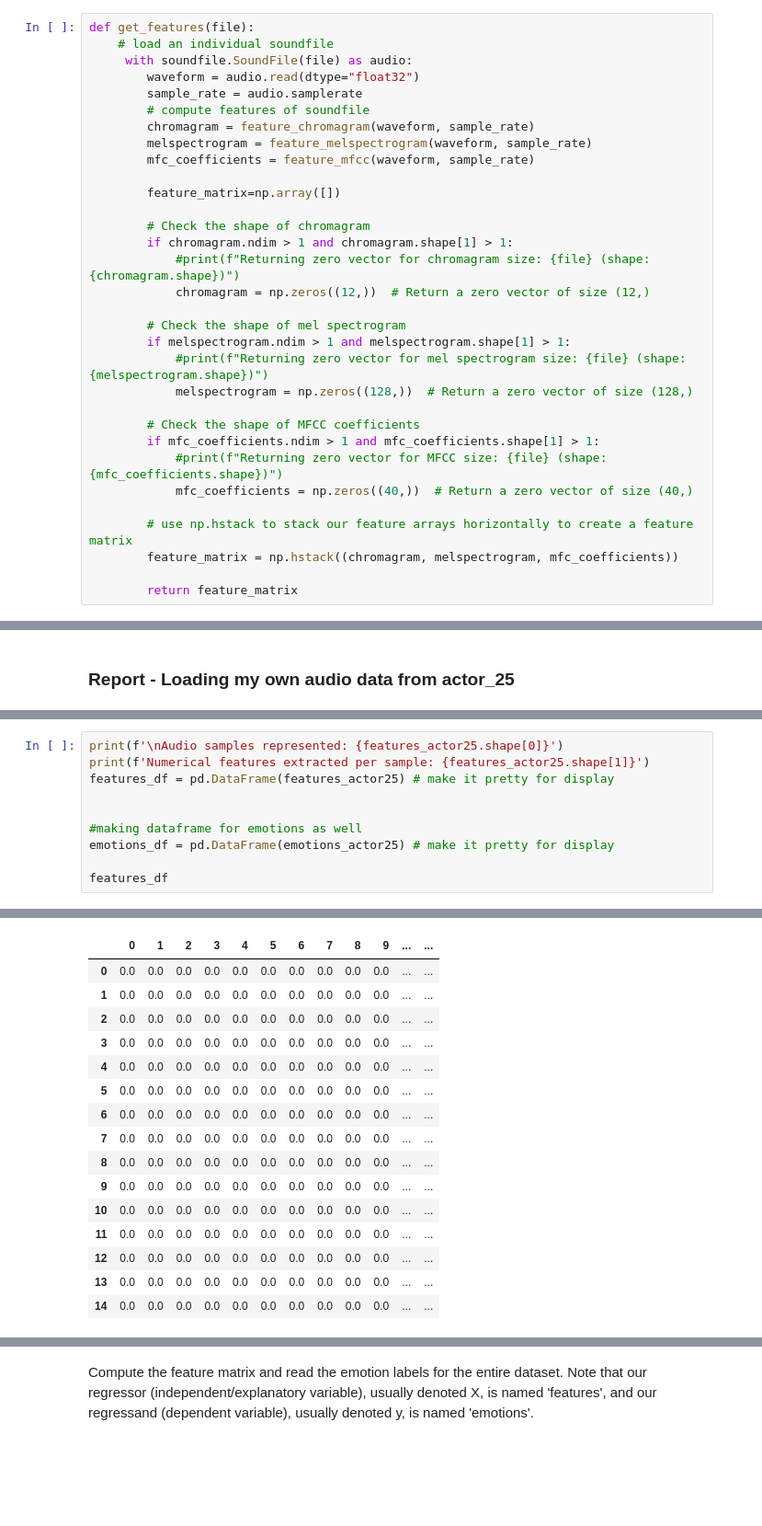
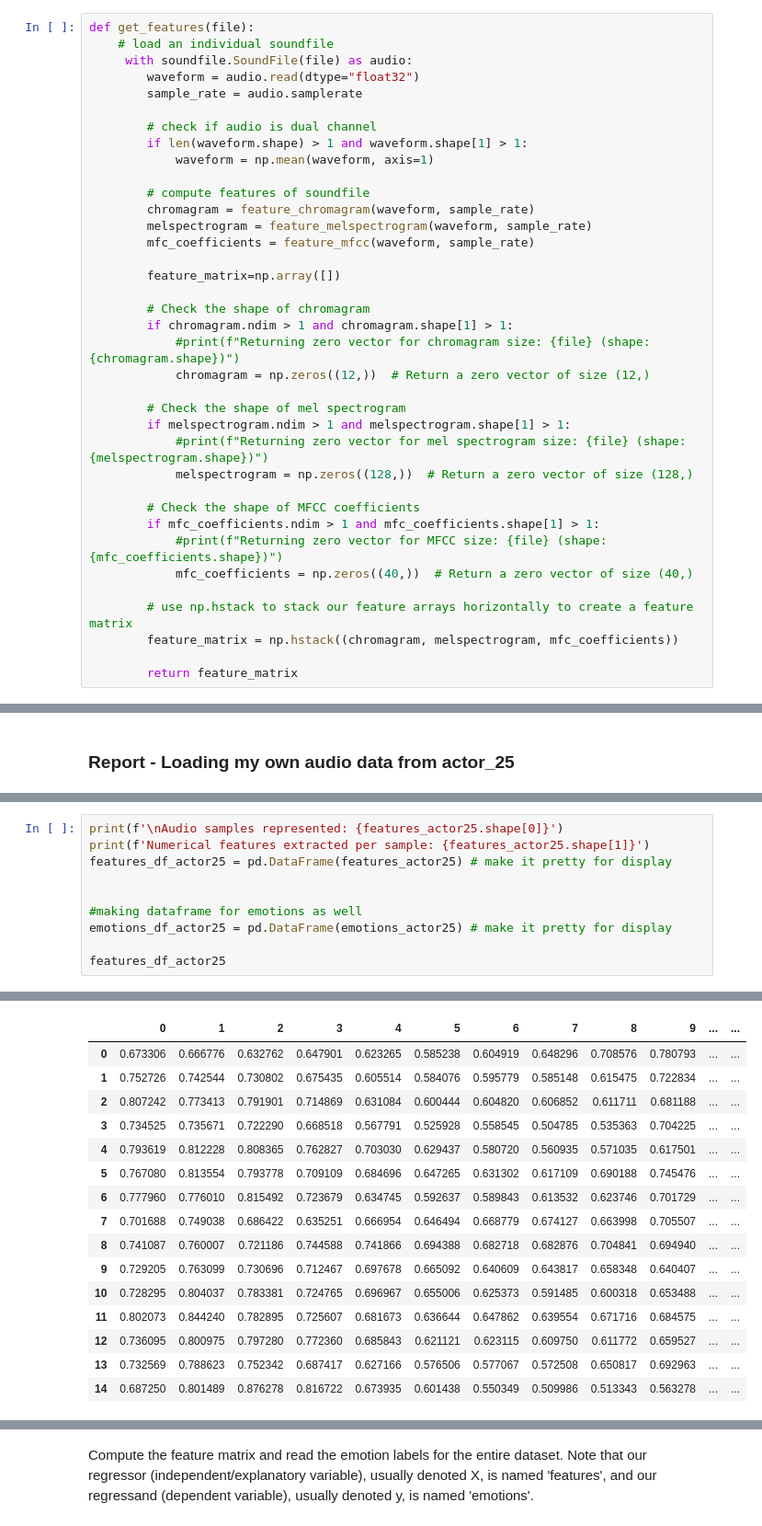
Before and after one commit to kylezhao101/Week3-ClassicML, a Jupyter notebook: Week_3_MachineLearning.ipynb, the cells around one changed output, grey strips where cells are left out. Shown at 92% size. Cells and saved outputs as stored; diff of their text form; blank space fills up the shorter version.

```diff
--- a/Week_3_MachineLearning.ipynb
+++ b/Week_3_MachineLearning.ipynb
@@ -110,6 +110,11 @@ def get_features(file):
      with soundfile.SoundFile(file) as audio:
         waveform = audio.read(dtype="float32")
         sample_rate = audio.samplerate
+
+        # check if audio is dual channel
+        if len(waveform.shape) > 1 and waveform.shape[1] > 1:
+            waveform = np.mean(waveform, axis=1)
+
         # compute features of soundfile
         chromagram = feature_chromagram(waveform, sample_rate)
         melspectrogram = feature_melspectrogram(waveform, sample_rate)
@@ -208,30 +210,30 @@ KeyboardInterrupt:
 # %%
 print(f'\nAudio samples represented: {features_actor25.shape[0]}')
 print(f'Numerical features extracted per sample: {features_actor25.shape[1]}')
-features_df = pd.DataFrame(features_actor25) # make it pretty for display
+features_df_actor25 = pd.DataFrame(features_actor25) # make it pretty for display
 
 
 #making dataframe for emotions as well
-emotions_df = pd.DataFrame(emotions_actor25) # make it pretty for display
+emotions_df_actor25 = pd.DataFrame(emotions_actor25) # make it pretty for display
 
-features_df
+features_df_actor25
 # %% [output]
 Audio samples represented: 15
 Numerical features extracted per sample: 180
 |  | 0 | 1 | 2 | 3 | 4 | 5 | 6 | 7 | 8 | 9 | ... | ... |
-| 0 | 0.0 | 0.0 | 0.0 | 0.0 | 0.0 | 0.0 | 0.0 | 0.0 | 0.0 | 0.0 | ... | ... |
-| 1 | 0.0 | 0.0 | 0.0 | 0.0 | 0.0 | 0.0 | 0.0 | 0.0 | 0.0 | 0.0 | ... | ... |
-| 2 | 0.0 | 0.0 | 0.0 | 0.0 | 0.0 | 0.0 | 0.0 | 0.0 | 0.0 | 0.0 | ... | ... |
-| 3 | 0.0 | 0.0 | 0.0 | 0.0 | 0.0 | 0.0 | 0.0 | 0.0 | 0.0 | 0.0 | ... | ... |
-| 4 | 0.0 | 0.0 | 0.0 | 0.0 | 0.0 | 0.0 | 0.0 | 0.0 | 0.0 | 0.0 | ... | ... |
-| 5 | 0.0 | 0.0 | 0.0 | 0.0 | 0.0 | 0.0 | 0.0 | 0.0 | 0.0 | 0.0 | ... | ... |
-| 6 | 0.0 | 0.0 | 0.0 | 0.0 | 0.0 | 0.0 | 0.0 | 0.0 | 0.0 | 0.0 | ... | ... |
-| 7 | 0.0 | 0.0 | 0.0 | 0.0 | 0.0 | 0.0 | 0.0 | 0.0 | 0.0 | 0.0 | ... | ... |
-| 8 | 0.0 | 0.0 | 0.0 | 0.0 | 0.0 | 0.0 | 0.0 | 0.0 | 0.0 | 0.0 | ... | ... |
-| 9 | 0.0 | 0.0 | 0.0 | 0.0 | 0.0 | 0.0 | 0.0 | 0.0 | 0.0 | 0.0 | ... | ... |
-| 10 | 0.0 | 0.0 | 0.0 | 0.0 | 0.0 | 0.0 | 0.0 | 0.0 | 0.0 | 0.0 | ... | ... |
-| 11 | 0.0 | 0.0 | 0.0 | 0.0 | 0.0 | 0.0 | 0.0 | 0.0 | 0.0 | 0.0 | ... | ... |
-| 12 | 0.0 | 0.0 | 0.0 | 0.0 | 0.0 | 0.0 | 0.0 | 0.0 | 0.0 | 0.0 | ... | ... |
-| 13 | 0.0 | 0.0 | 0.0 | 0.0 | 0.0 | 0.0 | 0.0 | 0.0 | 0.0 | 0.0 | ... | ... |
-| 14 | 0.0 | 0.0 | 0.0 | 0.0 | 0.0 | 0.0 | 0.0 | 0.0 | 0.0 | 0.0 | ... | ... |
+| 0 | 0.673306 | 0.666776 | 0.632762 | 0.647901 | 0.623265 | 0.585238 | 0.604919 | 0.648296 | 0.708576 | 0.780793 | ... | ... |
+| 1 | 0.752726 | 0.742544 | 0.730802 | 0.675435 | 0.605514 | 0.584076 | 0.595779 | 0.585148 | 0.615475 | 0.722834 | ... | ... |
+| 2 | 0.807242 | 0.773413 | 0.791901 | 0.714869 | 0.631084 | 0.600444 | 0.604820 | 0.606852 | 0.611711 | 0.681188 | ... | ... |
+| 3 | 0.734525 | 0.735671 | 0.722290 | 0.668518 | 0.567791 | 0.525928 | 0.558545 | 0.504785 | 0.535363 | 0.704225 | ... | ... |
+| 4 | 0.793619 | 0.812228 | 0.808365 | 0.762827 | 0.703030 | 0.629437 | 0.580720 | 0.560935 | 0.571035 | 0.617501 | ... | ... |
+| 5 | 0.767080 | 0.813554 | 0.793778 | 0.709109 | 0.684696 | 0.647265 | 0.631302 | 0.617109 | 0.690188 | 0.745476 | ... | ... |
+| 6 | 0.777960 | 0.776010 | 0.815492 | 0.723679 | 0.634745 | 0.592637 | 0.589843 | 0.613532 | 0.623746 | 0.701729 | ... | ... |
+| 7 | 0.701688 | 0.749038 | 0.686422 | 0.635251 | 0.666954 | 0.646494 | 0.668779 | 0.674127 | 0.663998 | 0.705507 | ... | ... |
+| 8 | 0.741087 | 0.760007 | 0.721186 | 0.744588 | 0.741866 | 0.694388 | 0.682718 | 0.682876 | 0.704841 | 0.694940 | ... | ... |
+| 9 | 0.729205 | 0.763099 | 0.730696 | 0.712467 | 0.697678 | 0.665092 | 0.640609 | 0.643817 | 0.658348 | 0.640407 | ... | ... |
+| 10 | 0.728295 | 0.804037 | 0.783381 | 0.724765 | 0.696967 | 0.655006 | 0.625373 | 0.591485 | 0.600318 | 0.653488 | ... | ... |
+| 11 | 0.802073 | 0.844240 | 0.782895 | 0.725607 | 0.681673 | 0.636644 | 0.647862 | 0.639554 | 0.671716 | 0.684575 | ... | ... |
+| 12 | 0.736095 | 0.800975 | 0.797280 | 0.772360 | 0.685843 | 0.621121 | 0.623115 | 0.609750 | 0.611772 | 0.659527 | ... | ... |
+| 13 | 0.732569 | 0.788623 | 0.752342 | 0.687417 | 0.627166 | 0.576506 | 0.577067 | 0.572508 | 0.650817 | 0.692963 | ... | ... |
+| 14 | 0.687250 | 0.801489 | 0.876278 | 0.816722 | 0.673935 | 0.601438 | 0.550349 | 0.509986 | 0.513343 | 0.563278 | ... | ... |
 15 rows × 180 columns
```
Also changed, not shown: parts of 18 cells of this notebook.
